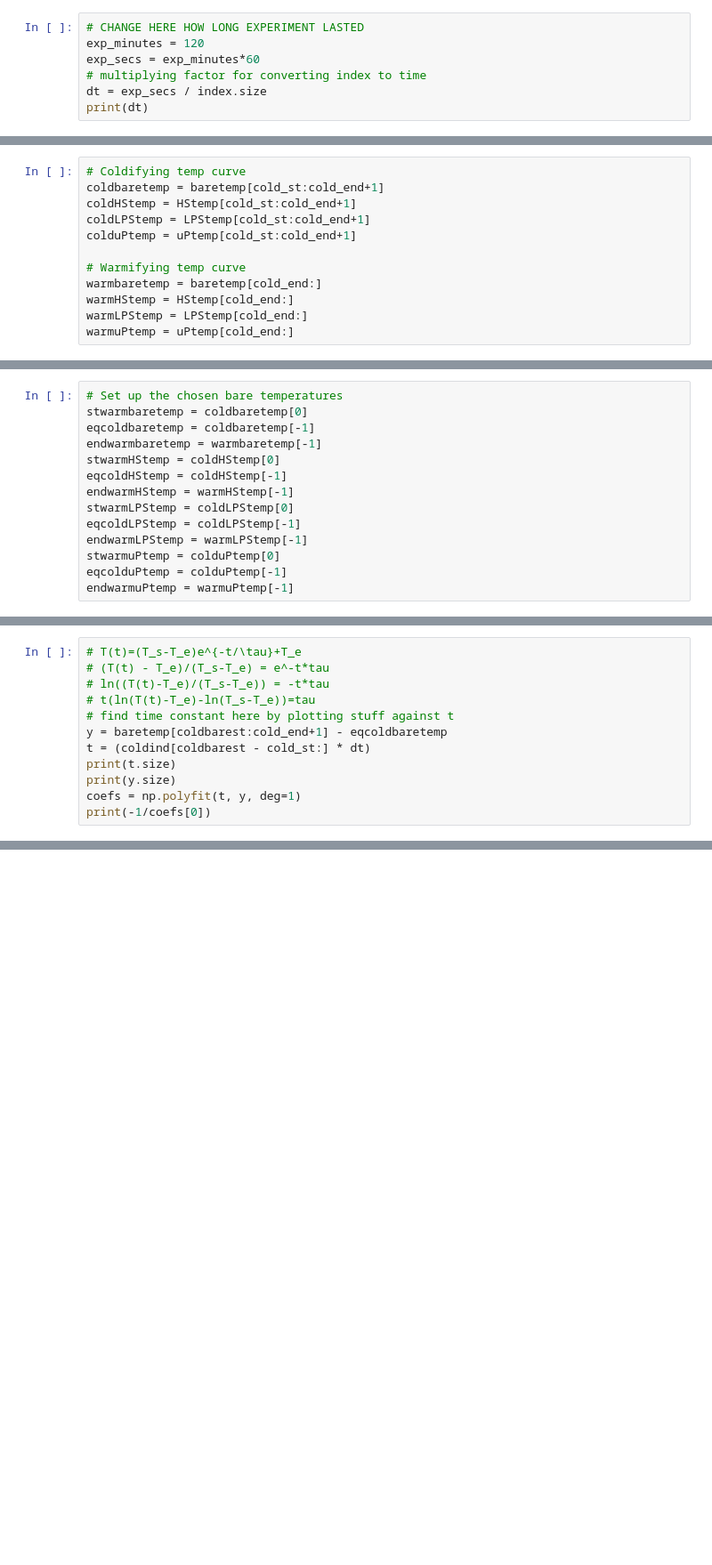
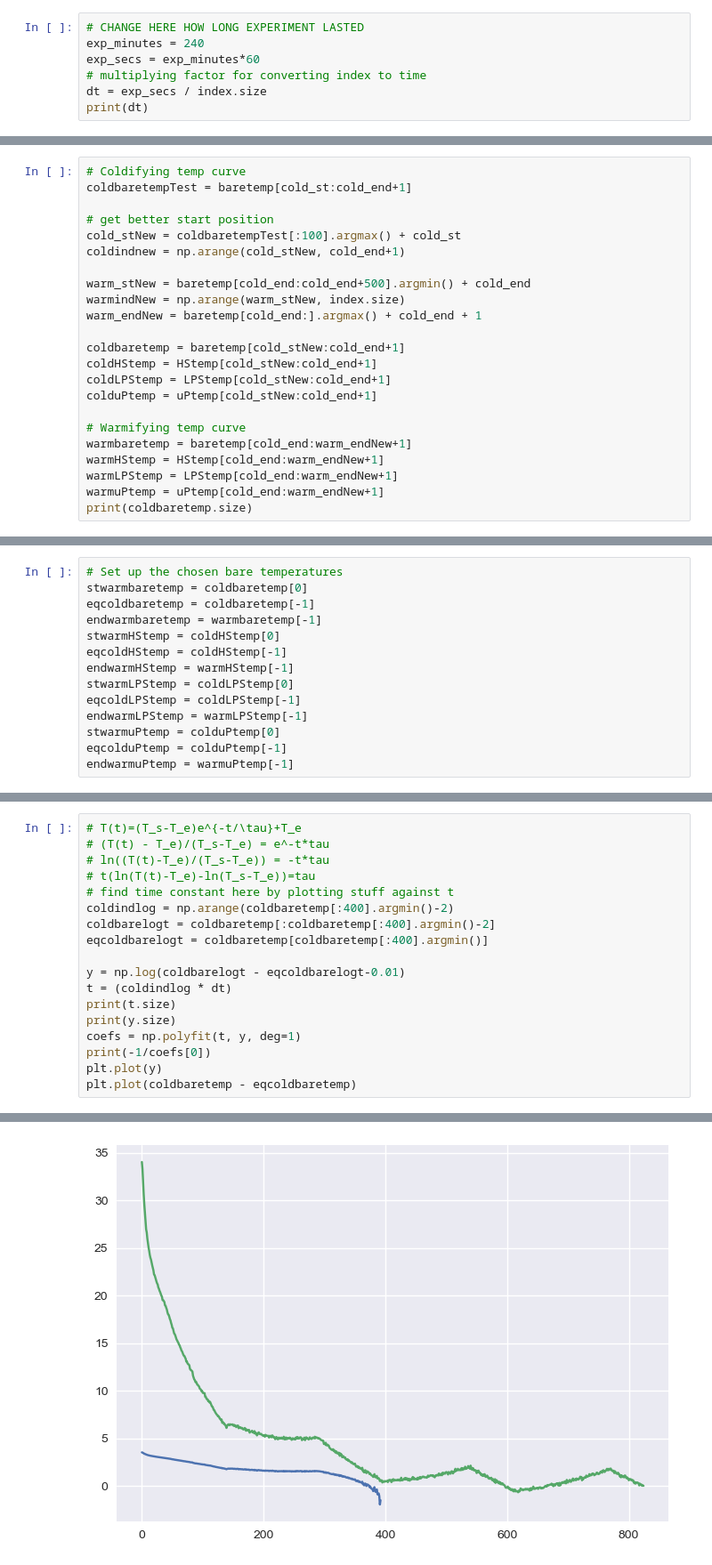
Before and after one commit to LucilleGorbe/clasp324_gorbele, a Jupyter notebook: Lab4/lab4.ipynb, the cells around one changed output, grey strips where cells are left out. Shown at 89% size. Drawn from its saved outputs; the diff is of its cells as text; blank space fills up the shorter version.

```diff
--- a/Lab4/lab4.ipynb
+++ b/Lab4/lab4.ipynb
@@ -41,7 +42,7 @@ LPStemp = fridge["LPS_Thermometer"]
 uPtemp = fridge["uP_Thermometer"]
 # %%
 # CHANGE HERE HOW LONG EXPERIMENT LASTED
-exp_minutes = 120
+exp_minutes = 240
 exp_secs = exp_minutes*60
 # multiplying factor for converting index to time
 dt = exp_secs / index.size
@@ -67,12 +68,23 @@ warmind = np.arange(cold_end, index.size)
 # %%
 # Coldifying temp curve
-coldbaretemp = baretemp[cold_st:cold_end+1]
-coldHStemp = HStemp[cold_st:cold_end+1]
-coldLPStemp = LPStemp[cold_st:cold_end+1]
-colduPtemp = uPtemp[cold_st:cold_end+1]
+coldbaretempTest = baretemp[cold_st:cold_end+1]
+
+# get better start position
+cold_stNew = coldbaretempTest[:100].argmax() + cold_st
+coldindnew = np.arange(cold_stNew, cold_end+1)
+
+warm_stNew = baretemp[cold_end:cold_end+500].argmin() + cold_end
+warmindNew = np.arange(warm_stNew, index.size)
+warm_endNew = baretemp[cold_end:].argmax() + cold_end + 1
+
+coldbaretemp = baretemp[cold_stNew:cold_end+1]
+coldHStemp = HStemp[cold_stNew:cold_end+1]
+coldLPStemp = LPStemp[cold_stNew:cold_end+1]
+colduPtemp = uPtemp[cold_stNew:cold_end+1]
 
 # Warmifying temp curve
-warmbaretemp = baretemp[cold_end:]
-warmHStemp = HStemp[cold_end:]
-warmLPStemp = LPStemp[cold_end:]
-warmuPtemp = uPtemp[cold_end:]
+warmbaretemp = baretemp[cold_end:warm_endNew+1]
+warmHStemp = HStemp[cold_end:warm_endNew+1]
+warmLPStemp = LPStemp[cold_end:warm_endNew+1]
+warmuPtemp = uPtemp[cold_end:warm_endNew+1]
+print(coldbaretemp.size)
@@ -156,10 +170,16 @@ Bare Thermistor: 441.11547525530244s
 # ln((T(t)-T_e)/(T_s-T_e)) = -t*tau
 # t(ln(T(t)-T_e)-ln(T_s-T_e))=tau
 # find time constant here by plotting stuff against t
-y = baretemp[coldbarest:cold_end+1] - eqcoldbaretemp
-t = (coldind[coldbarest - cold_st:] * dt)
+coldindlog = np.arange(coldbaretemp[:400].argmin()-2)
+coldbarelogt = coldbaretemp[:coldbaretemp[:400].argmin()-2]
+eqcoldbarelogt = coldbaretemp[coldbaretemp[:400].argmin()]
+
+y = np.log(coldbarelogt - eqcoldbarelogt-0.01)
+t = (coldindlog * dt)
 print(t.size)
 print(y.size)
 coefs = np.polyfit(t, y, deg=1)
 print(-1/coefs[0])
+plt.plot(y)
+plt.plot(coldbaretemp - eqcoldbaretemp)
 # %% [output]
@@ -168,0 +190 @@ print(-1/coefs[0])
+[figure, added]
```
Also changed, not shown: parts of 14 cells of this notebook.
